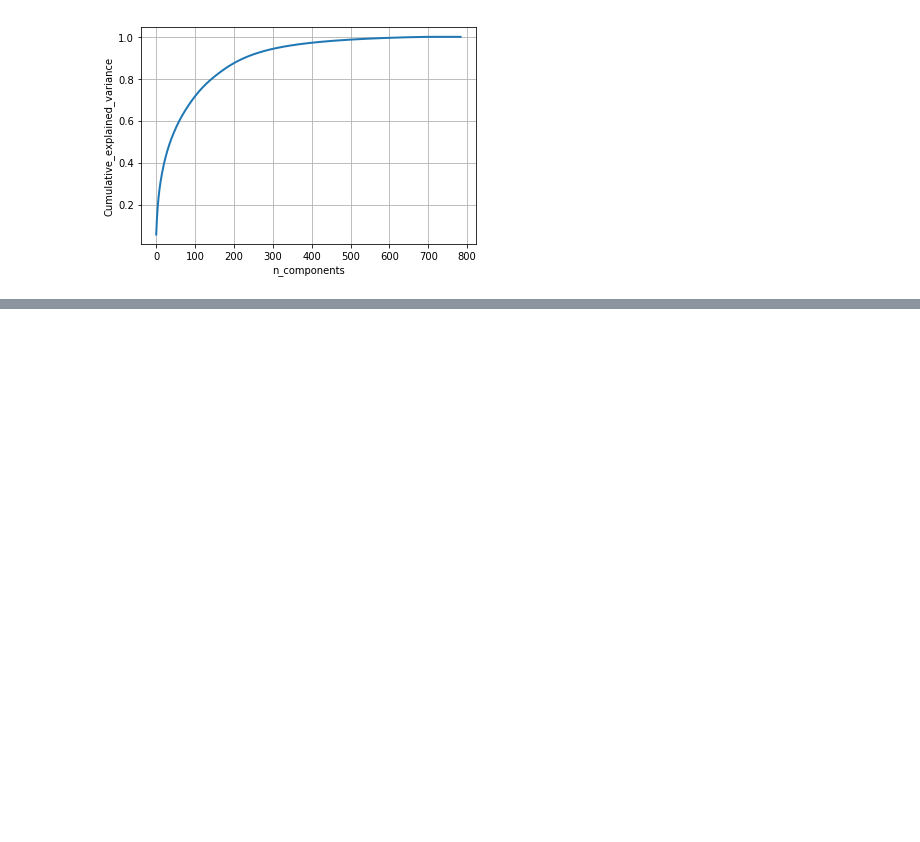
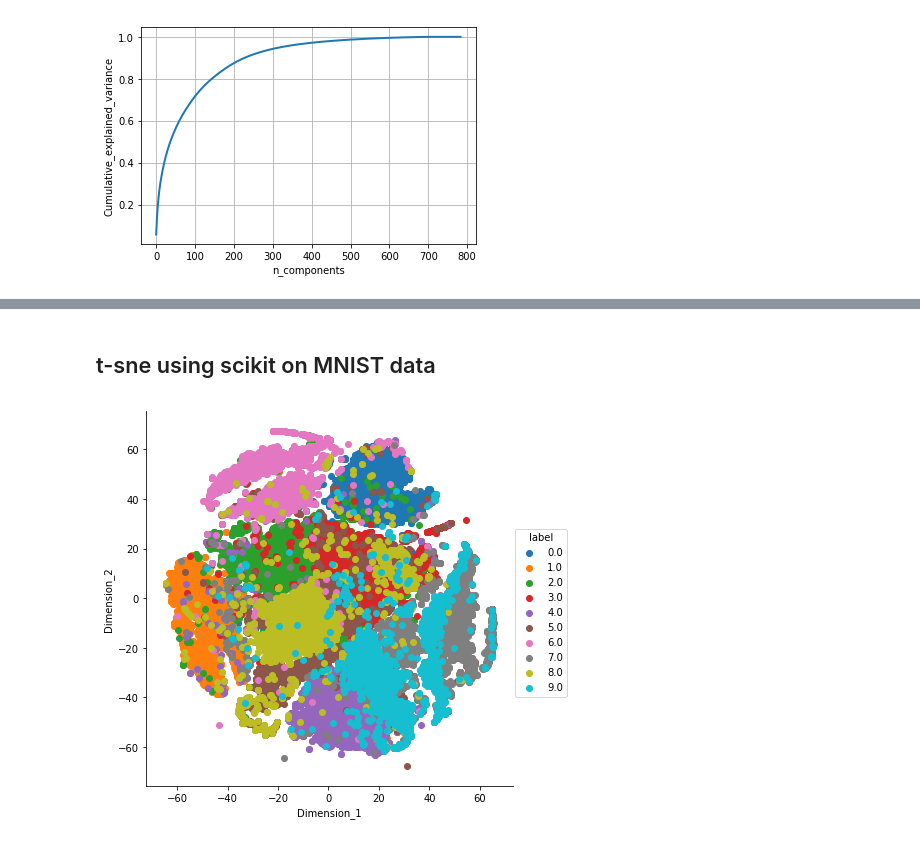
Before and after one commit to TapanBhardwaj/Machine-Learning-Hands-On, a Jupyter notebook: Dimensionality_Reduction_PCA.ipynb, the cells around one changed output, grey strips where cells are left out. Drawn from its saved outputs; the diff is of its cells as text; code cells hidden in the pictures; blank space fills up the shorter version.

Commit message:
Added implementation of t-sne using scikit

```diff
--- a/Dimensionality_Reduction_PCA.ipynb
+++ b/Dimensionality_Reduction_PCA.ipynb
@@ -233,0 +234,17 @@ print(pca.explained_variance_)
+# %% [markdown]
+## t-sne using scikit on MNIST data
+# %%
+from sklearn.manifold import TSNE
+
+model = TSNE(n_components = 2, random_state = 0)
+
+t_data = model.fit_transform(std_data)
+
+t_data = np.vstack((t_data.T, label)).T
+
+df = pd.DataFrame(data=t_data, columns=("Dimension_1","Dimension_2","label"))
+sn.FacetGrid(df, hue = 'label', size=6).map(plt.scatter,"Dimension_1","Dimension_2").add_legend()
+
+plt.show()
+# %% [output]
+[figure, added]
```
Also changed, not shown: parts of 4 cells of this notebook.
